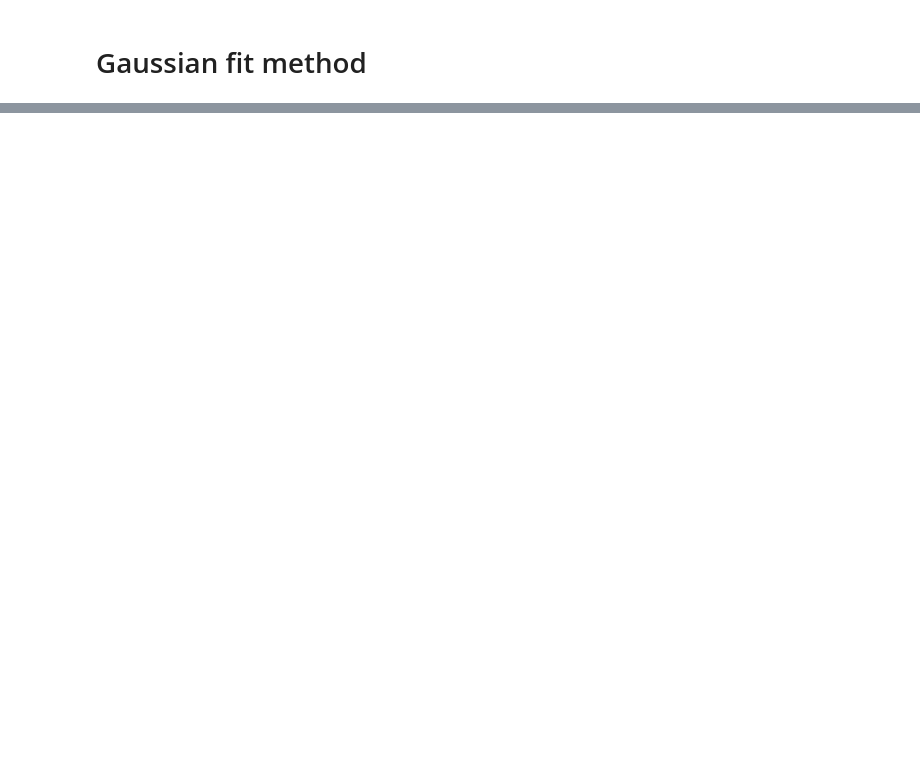
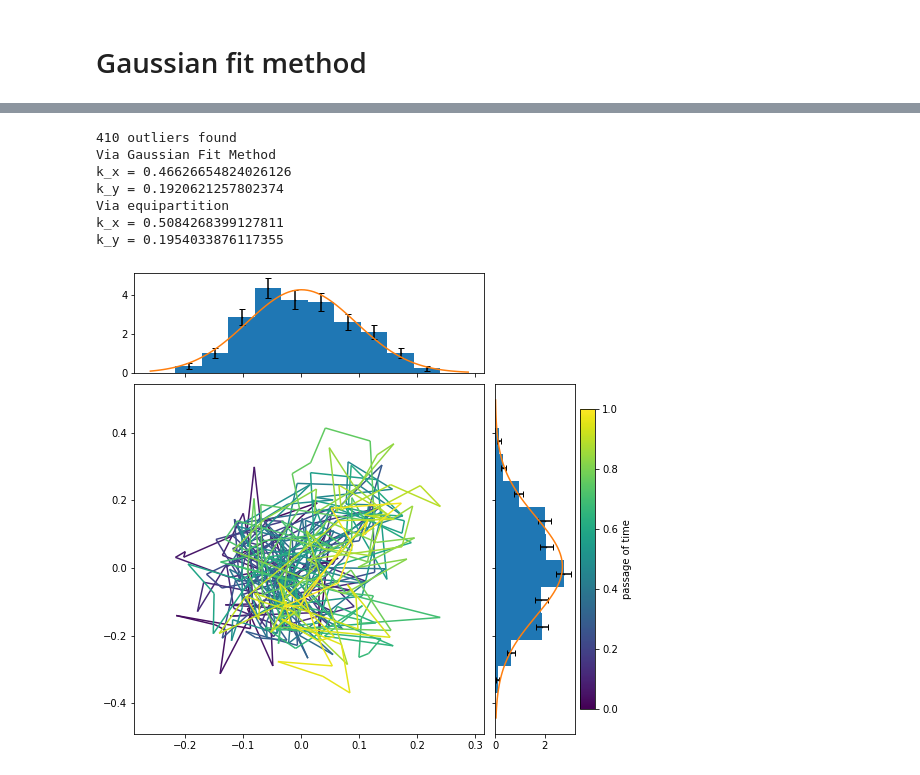
Before and after one commit to Ham0osh/Phys322W-OT, a Jupyter notebook: notebook.ipynb, the cells around one changed output, grey strips where cells are left out. Cells and saved outputs as stored; diff of their text form; code cells hidden in the pictures; blank space fills up the shorter version.

```diff
--- a/notebook.ipynb
+++ b/notebook.ipynb
@@ -293 +300,20 @@ k = 1.299943228197177e-06 [N/m]
 [figure]
+# %%
+filename = '/work/data/reproducibility/SampleD_reproducibility1_data.txt'
+ret = extract_data(filename)
+
+
+analysis2 = make_histogram_projection(ret.x_dec, ret.y_dec, printBool = False)
+print(f"Via Gaussian Fit Method\nk_x = {analysis2.k_x}\nk_y = {analysis2.k_y}")
+
+k_x, k_y = get_k_equipartition(ret.x_dec, ret.y_dec)
+print(f"Via equipartition\nk_x = {k_x}\nk_y = {k_y}")
+# %% [output]
+410 outliers found
+Via Gaussian Fit Method
+k_x = 0.46626654824026126
+k_y = 0.1920621257802374
+Via equipartition
+k_x = 0.5084268399127811
+k_y = 0.1954033876117355
+[figure, added]
```
Also changed, not shown: parts of 8 cells of this notebook, 29 other files.
